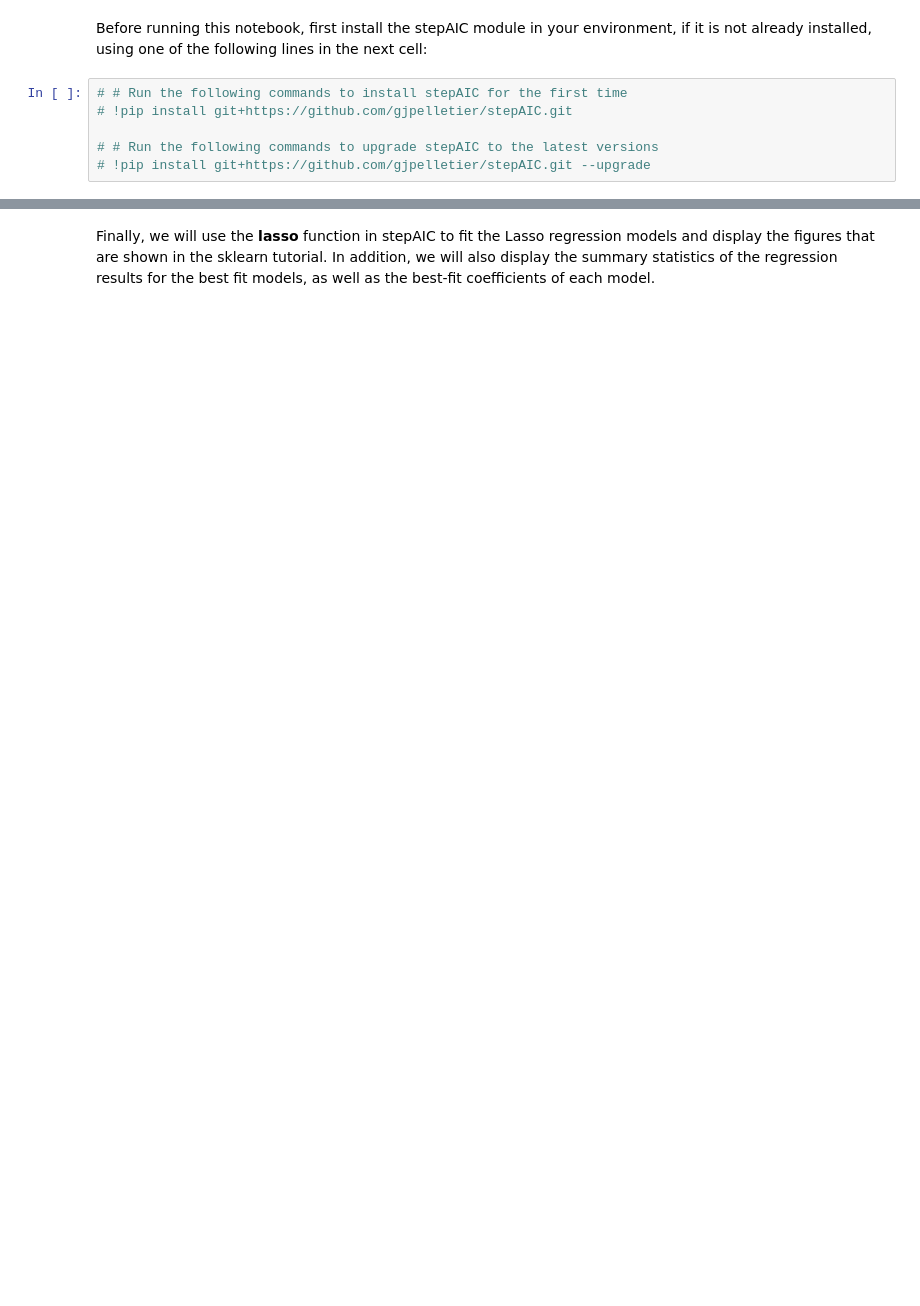
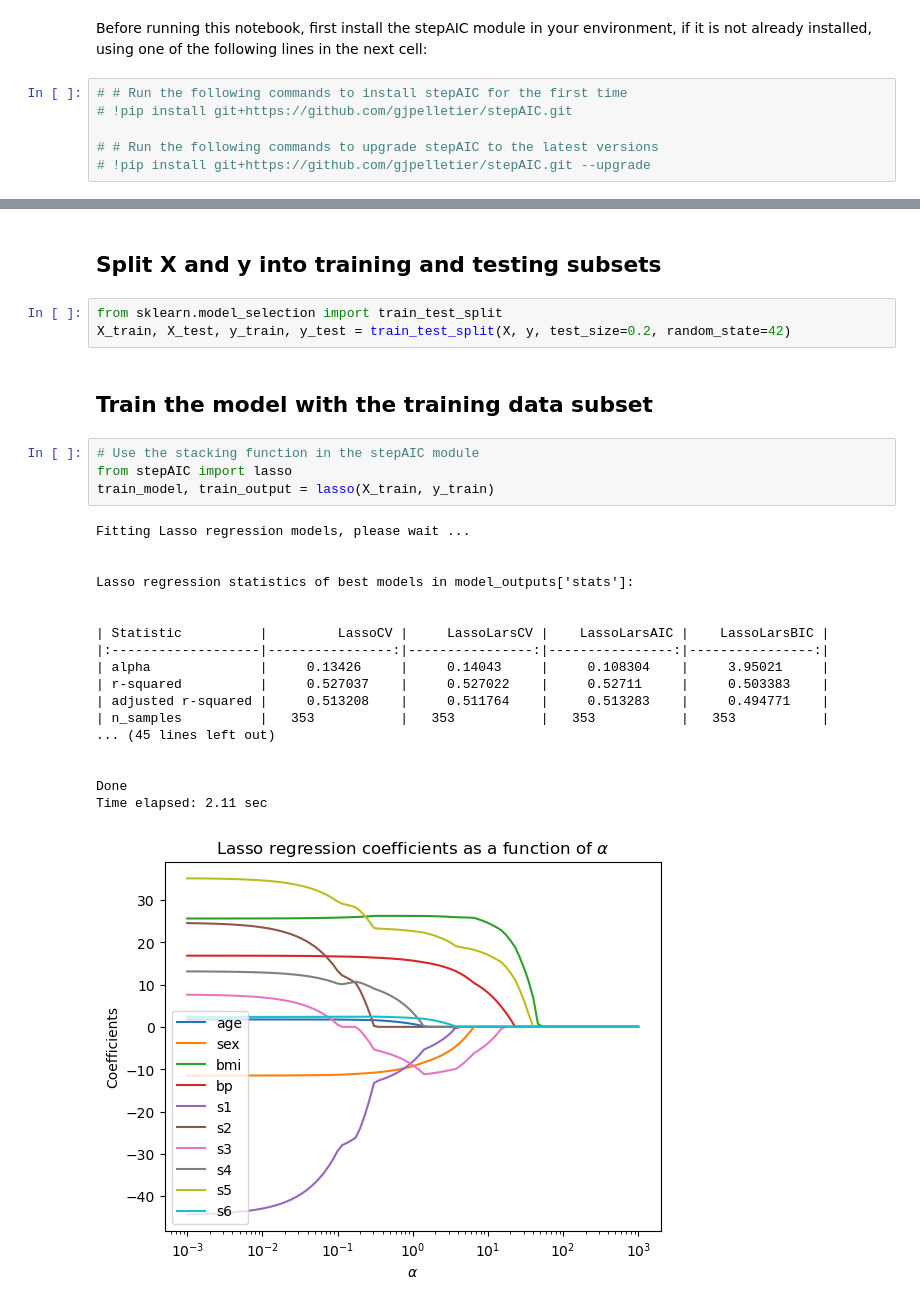
Before and after one commit to gjpelletier/stepAIC, a Jupyter notebook: Example_Lasso_regression.ipynb, the cells around one changed output, grey strips where cells are left out. Cells and saved outputs as stored; diff of their text form; blank space fills up the shorter version.

```diff
--- a/Example_Lasso_regression.ipynb
+++ b/Example_Lasso_regression.ipynb
@@ -63,2 +35,30 @@ X.head()
-# %% [markdown]
-Finally, we will use the **lasso** function in stepAIC to fit the Lasso regression models and display the figures that are shown in the sklearn tutorial. In addition, we will also display the summary statistics of the regression results for the best fit models, as well as the best-fit coefficients of each model.
+# %% [markdown]
+## Split X and y into training and testing subsets
+# %%
+from sklearn.model_selection import train_test_split
+X_train, X_test, y_train, y_test = train_test_split(X, y, test_size=0.2, random_state=42)
+# %% [markdown]
+## Train the model with the training data subset
+# %%
+# Use the stacking function in the stepAIC module
+from stepAIC import lasso
+train_model, train_output = lasso(X_train, y_train)
+# %% [output]
+Fitting Lasso regression models, please wait ...
+
+
+Lasso regression statistics of best models in model_outputs['stats']:
+
+
+| Statistic          |         LassoCV |     LassoLarsCV |    LassoLarsAIC |    LassoLarsBIC |
+|:-------------------|----------------:|----------------:|----------------:|----------------:|
+| alpha              |     0.13426     |     0.14043     |     0.108304    |     3.95021     |
+| r-squared          |     0.527037    |     0.527022    |     0.52711     |     0.503383    |
+| adjusted r-squared |     0.513208    |     0.511764    |     0.513283    |     0.494771    |
+| n_samples          |   353           |   353           |   353           |   353           |
+... (45 lines left out)
+
+
+Done
+Time elapsed: 2.11 sec
+[figure, added]
```
Also changed, not shown: parts of 14 cells of this notebook, 1 other file.
